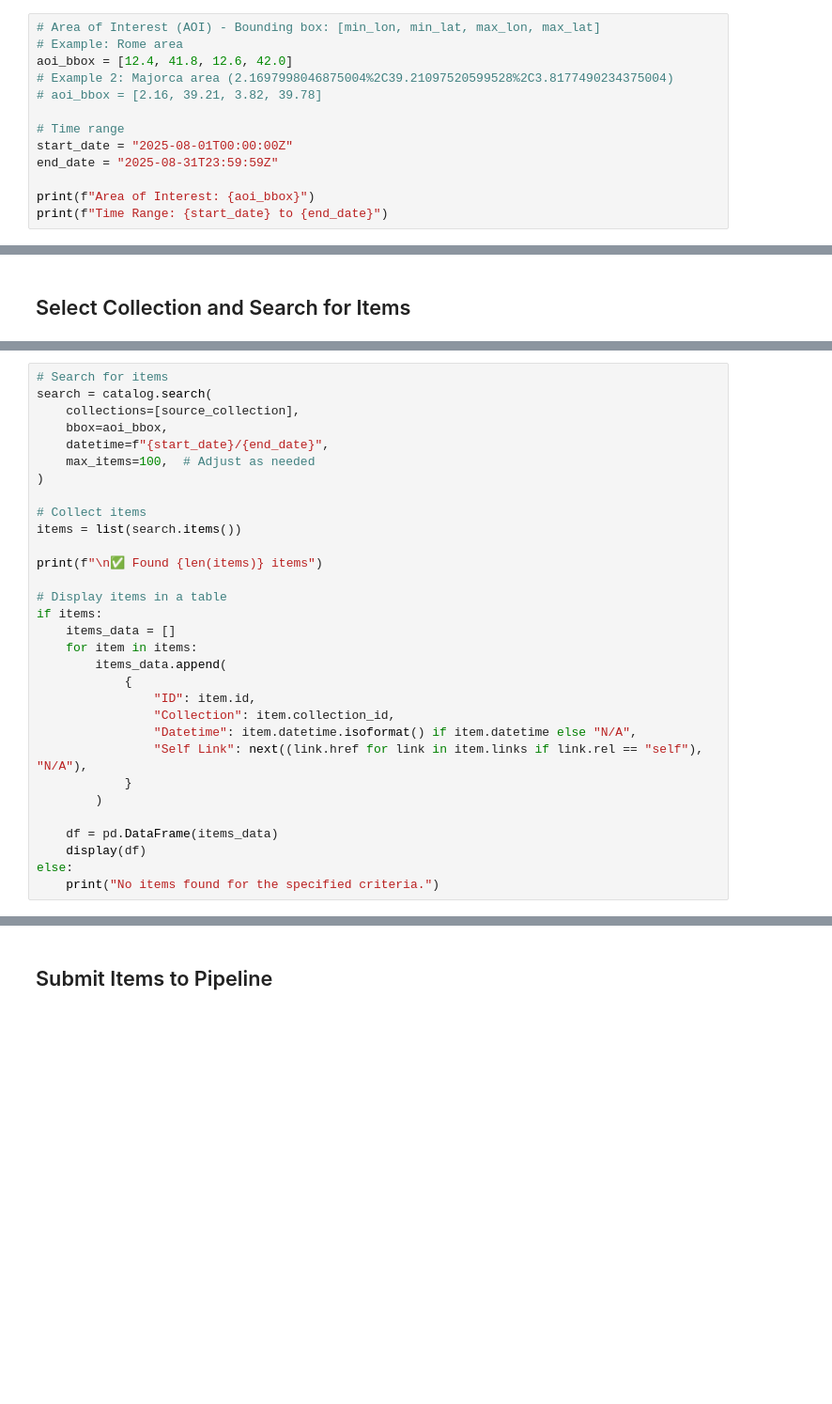
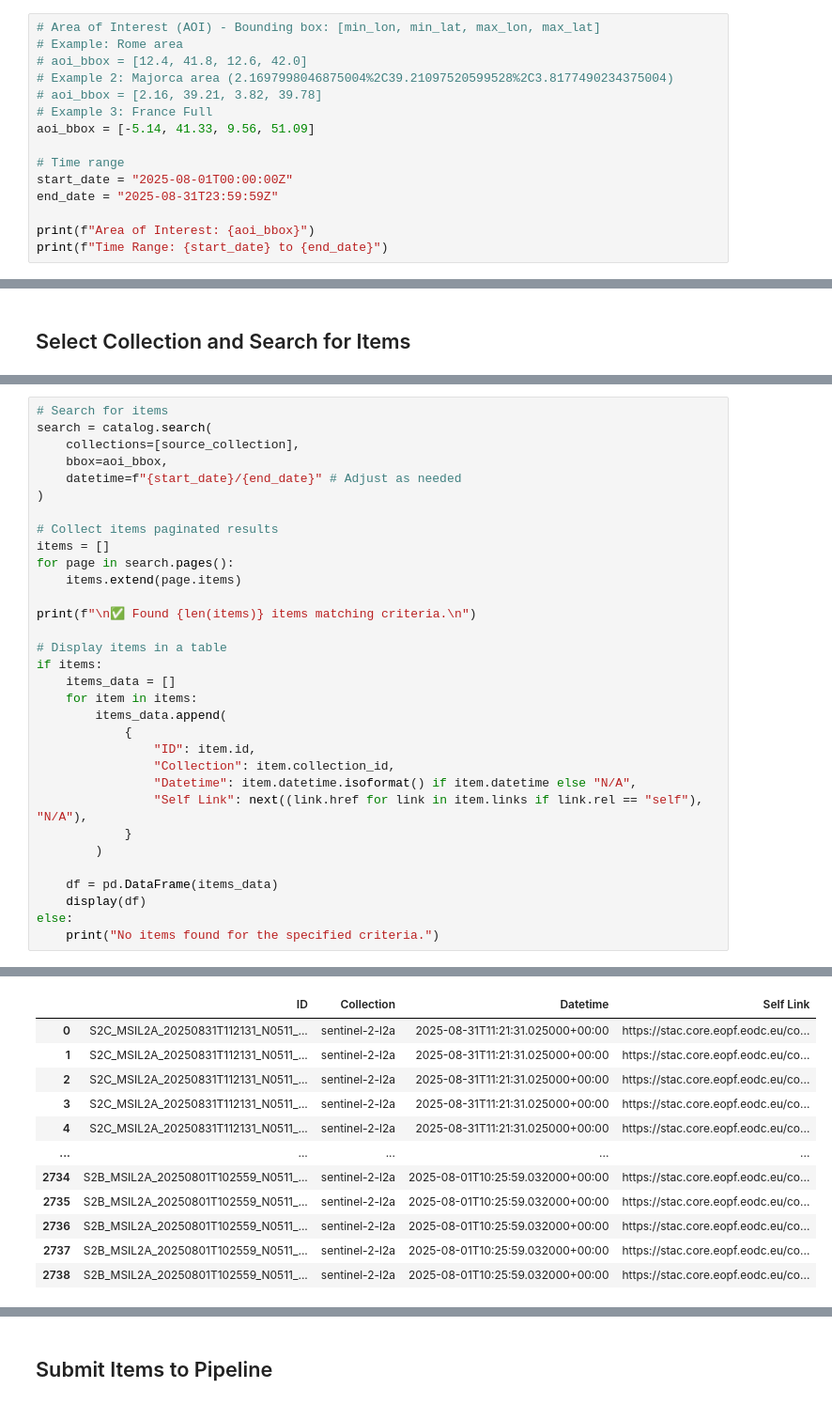
Before and after one commit to EOPF-Explorer/data-pipeline, a Jupyter notebook: submit_stac_items_notebook.ipynb, the cells around one changed output, grey strips where cells are left out. Shown: that part at 94% size. Cells and saved outputs as stored; diff of their text form; blank space fills up the shorter version.

```diff
--- a/submit_stac_items_notebook.ipynb
+++ b/submit_stac_items_notebook.ipynb
@@ -64,9 +69,11 @@ else:
 # %%
 # Area of Interest (AOI) - Bounding box: [min_lon, min_lat, max_lon, max_lat]
 # Example: Rome area
-aoi_bbox = [12.4, 41.8, 12.6, 42.0]
+# aoi_bbox = [12.4, 41.8, 12.6, 42.0]
 # Example 2: Majorca area (2.1697998046875004%2C39.21097520599528%2C3.8177490234375004)
 # aoi_bbox = [2.16, 39.21, 3.82, 39.78]
+# Example 3: France Full
+aoi_bbox = [-5.14, 41.33, 9.56, 51.09]
 
 # Time range
 start_date = "2025-08-01T00:00:00Z"
@@ -109,14 +140,15 @@ print(f"🎯 Target collection for processing: {target_collection}")
 search = catalog.search(
     collections=[source_collection],
     bbox=aoi_bbox,
-    datetime=f"{start_date}/{end_date}",
-    max_items=100,  # Adjust as needed
+    datetime=f"{start_date}/{end_date}" # Adjust as needed
 )
 
-# Collect items
-items = list(search.items())
+# Collect items paginated results
+items = []
+for page in search.pages():
+    items.extend(page.items)
 
-print(f"\n✅ Found {len(items)} items")
+print(f"\n✅ Found {len(items)} items matching criteria.\n")
 
 # Display items in a table
 if items:
@@ -135,3 +167,4 @@ if items:
     display(df)
 else:
     print("No items found for the specified criteria.")
+# %% [output]
@@ -137,0 +172,12 @@ else:
+|  | ID | Collection | Datetime | Self Link |
+| 0 | S2C_MSIL2A_20250831T112131_N0511_... | sentinel-2-l2a | 2025-08-31T11:21:31.025000+00:00 | https://stac.core.eopf.eodc.eu/co... |
+| 1 | S2C_MSIL2A_20250831T112131_N0511_... | sentinel-2-l2a | 2025-08-31T11:21:31.025000+00:00 | https://stac.core.eopf.eodc.eu/co... |
+| 2 | S2C_MSIL2A_20250831T112131_N0511_... | sentinel-2-l2a | 2025-08-31T11:21:31.025000+00:00 | https://stac.core.eopf.eodc.eu/co... |
+| 3 | S2C_MSIL2A_20250831T112131_N0511_... | sentinel-2-l2a | 2025-08-31T11:21:31.025000+00:00 | https://stac.core.eopf.eodc.eu/co... |
+| 4 | S2C_MSIL2A_20250831T112131_N0511_... | sentinel-2-l2a | 2025-08-31T11:21:31.025000+00:00 | https://stac.core.eopf.eodc.eu/co... |
+| ... | ... | ... | ... | ... |
+| 2734 | S2B_MSIL2A_20250801T102559_N0511_... | sentinel-2-l2a | 2025-08-01T10:25:59.032000+00:00 | https://stac.core.eopf.eodc.eu/co... |
+| 2735 | S2B_MSIL2A_20250801T102559_N0511_... | sentinel-2-l2a | 2025-08-01T10:25:59.032000+00:00 | https://stac.core.eopf.eodc.eu/co... |
+| 2736 | S2B_MSIL2A_20250801T102559_N0511_... | sentinel-2-l2a | 2025-08-01T10:25:59.032000+00:00 | https://stac.core.eopf.eodc.eu/co... |
+| 2737 | S2B_MSIL2A_20250801T102559_N0511_... | sentinel-2-l2a | 2025-08-01T10:25:59.032000+00:00 | https://stac.core.eopf.eodc.eu/co... |
+| 2738 | S2B_MSIL2A_20250801T102559_N0511_... | sentinel-2-l2a | 2025-08-01T10:25:59.032000+00:00 | https://stac.core.eopf.eodc.eu/co... |
```
Also changed, not shown: parts of 7 cells of this notebook, 3 other files.
